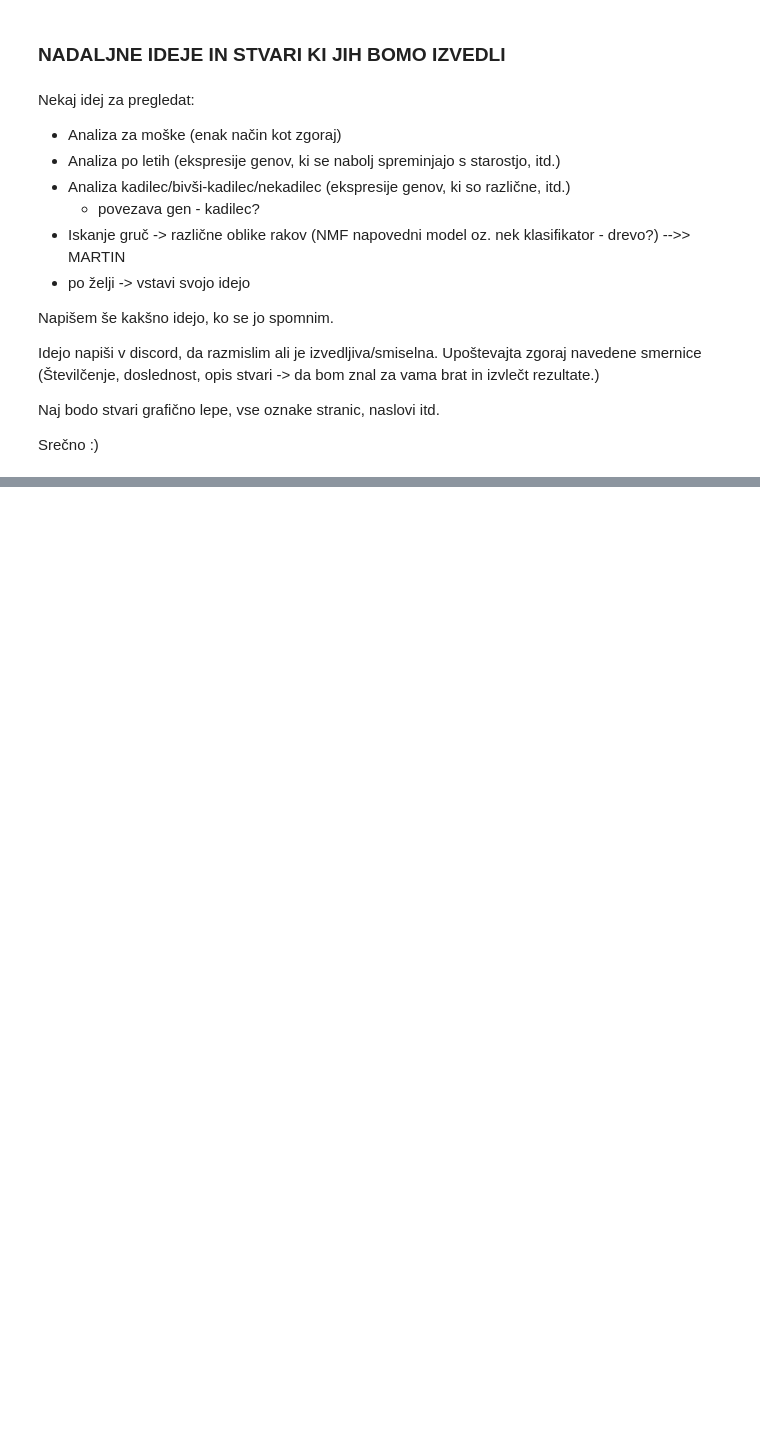
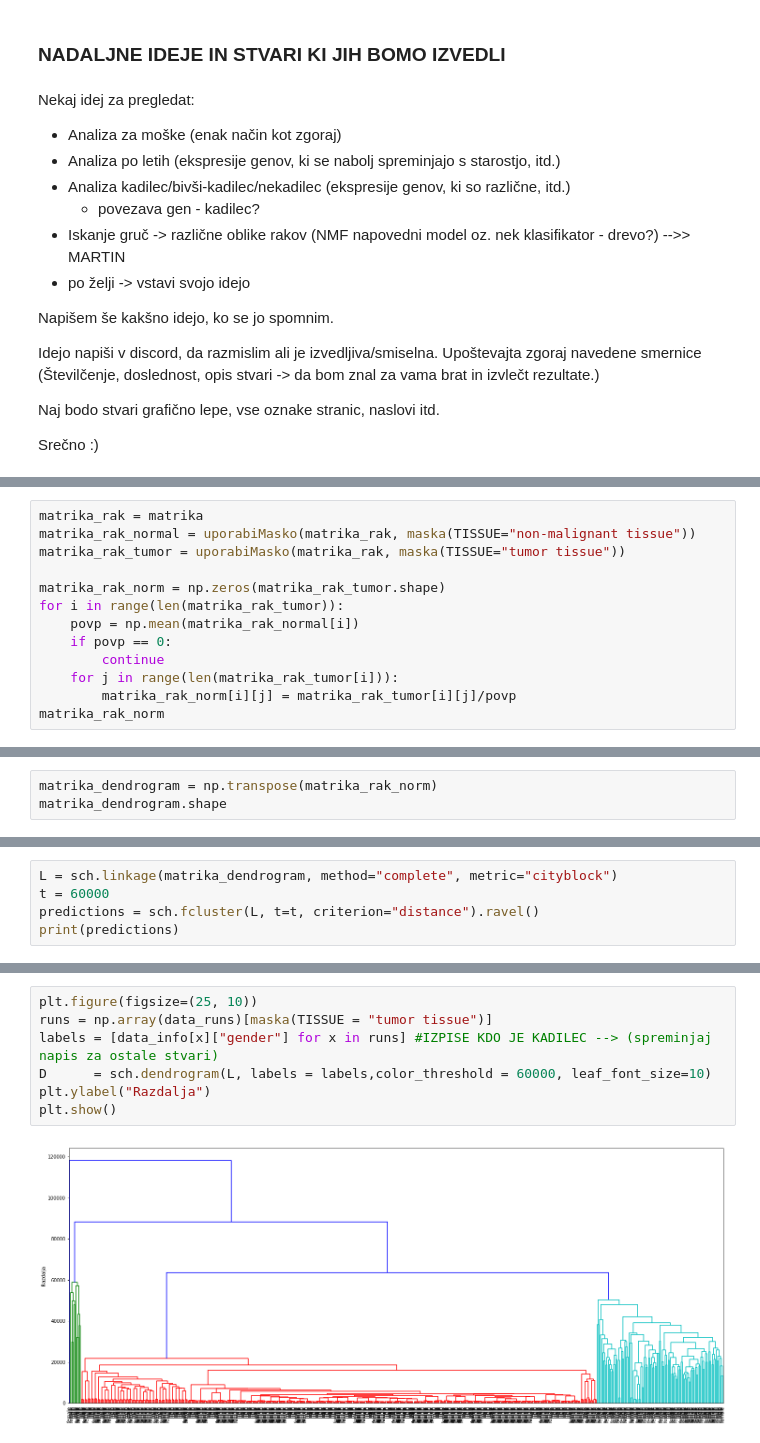
Before and after one commit to AzzySlo/PR19MSADZU, a Jupyter notebook: PACIENTI.ipynb, the cells around one changed output, grey strips where cells are left out. Drawn from its saved outputs; the diff is of its cells as text; blank space fills up the shorter version.

```diff
--- a/PACIENTI.ipynb
+++ b/PACIENTI.ipynb
@@ -540,0 +517,13 @@ Srečno :)
+# %%
+matrika_rak = matrika
+matrika_rak_normal = uporabiMasko(matrika_rak, maska(TISSUE="non-malignant tissue"))
+matrika_rak_tumor = uporabiMasko(matrika_rak, maska(TISSUE="tumor tissue"))
+
+matrika_rak_norm = np.zeros(matrika_rak_tumor.shape)
+for i in range(len(matrika_rak_tumor)):
+    povp = np.mean(matrika_rak_normal[i])
+    if povp == 0:
+        continue
+    for j in range(len(matrika_rak_tumor[i])):
+        matrika_rak_norm[i][j] = matrika_rak_tumor[i][j]/povp
+matrika_rak_norm
@@ -540,0 +549,3 @@ Srečno :)
+# %%
+matrika_dendrogram = np.transpose(matrika_rak_norm)
+matrika_dendrogram.shape
@@ -540,0 +554,5 @@ Srečno :)
+# %%
+L = sch.linkage(matrika_dendrogram, method="complete", metric="cityblock")
+t = 60000
+predictions = sch.fcluster(L, t=t, criterion="distance").ravel()
+print(predictions)
@@ -540,0 +577,9 @@ Srečno :)
+# %%
+plt.figure(figsize=(25, 10))
+runs = np.array(data_runs)[maska(TISSUE = "tumor tissue")]
+labels = [data_info[x]["gender"] for x in runs] #IZPISE KDO JE KADILEC --> (spreminjaj napis za ostale stvari)
+D      = sch.dendrogram(L, labels = labels,color_threshold = 60000, leaf_font_size=10)
+plt.ylabel("Razdalja")
+plt.show()
+# %% [output]
+[figure, added]
```
Also changed, not shown: parts of 51 cells of this notebook.
